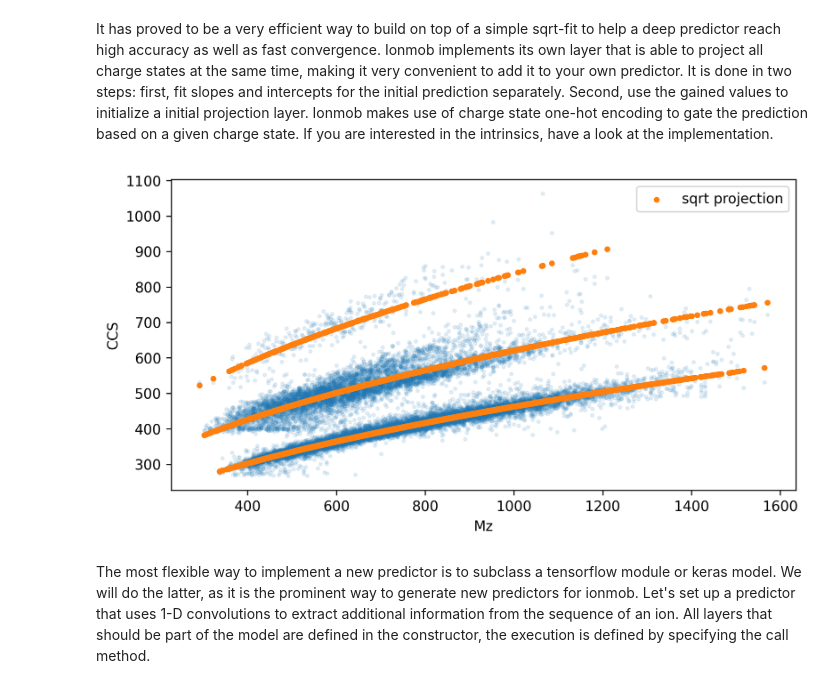
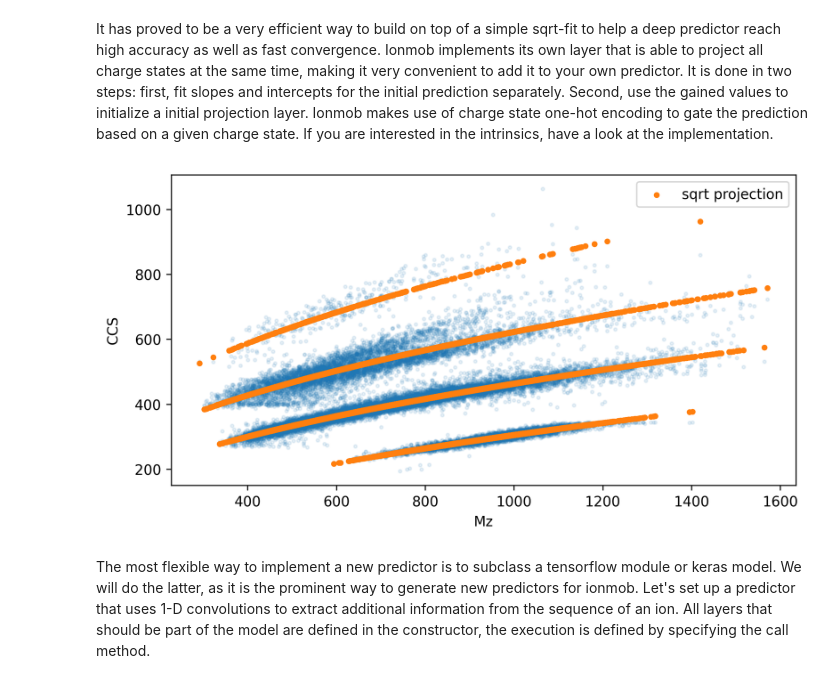
Before and after one commit to theGreatHerrLebert/ionmob, a Jupyter notebook: notebook/DeepModelTraining.ipynb, the cells around one changed output. Drawn from its saved outputs; the diff is of its cells as text; code cells hidden in the pictures.

```diff
--- a/notebook/DeepModelTraining.ipynb
+++ b/notebook/DeepModelTraining.ipynb
@@ -43,0 +34,11 @@ print(tokenizer.word_index)
+# %%
+data_train = pd.read_parquet('../example_data/Tenzer-phospho-train_unique_unimod.parquet')
+data_train_c1 = pd.read_parquet('../example_data/Zepeda_thunder_unique_unimod.parquet')
+
+data_train = pd.concat([data_train, data_train_c1])
+
+data_valid = pd.read_parquet('../example_data/Tenzer-phospho-valid_unique_unimod.parquet')
+
+tokenizer = tokenizer_from_json('../pretrained_models/tokenizers/tokenizer.json')
+
+print(tokenizer.word_index)
@@ -74,23 +77,23 @@ Ionmob makes use of charge state one-hot encoding to gate the prediction based o
 If you are interested in the intrinsics, have a look at the implementation.
 # %%
 slopes, intercepts = get_sqrt_slopes_and_intercepts(data_train.mz, data_train.charge,
-                                                    data_train.ccs, fit_charge_state_one=False)
+                                                    data_train.ccs, fit_charge_state_one=True)
 
 initial_layer = ProjectToInitialSqrtCCS(slopes, intercepts)
 
 # just make sure that everything worked by testing the projection
 initial_ccs = initial_layer([np.expand_dims(data_train.mz, 1), tf.one_hot(data_train.charge - 1, 4)]).numpy()
 
 # visualize to make sure all went as intended
 plt.figure(figsize=(8, 4), dpi=300)
 plt.scatter(data_train.mz, data_train.ccs, s=5, alpha=.1)
 plt.scatter(data_train.mz, initial_ccs, s=10, label='sqrt projection')
 plt.xlabel('Mz')
 plt.ylabel('CCS')
 plt.legend()
 plt.show()
 # %% [output]
-[figure, old version]
+[figure, new version]
 # %% [markdown]
 The most flexible way to implement a new predictor is to subclass a tensorflow module or keras model.
 We will do the latter, as it is the prominent way to generate new predictors for ionmob.
```
Also changed, not shown: parts of 6 cells of this notebook, 43 other files.
